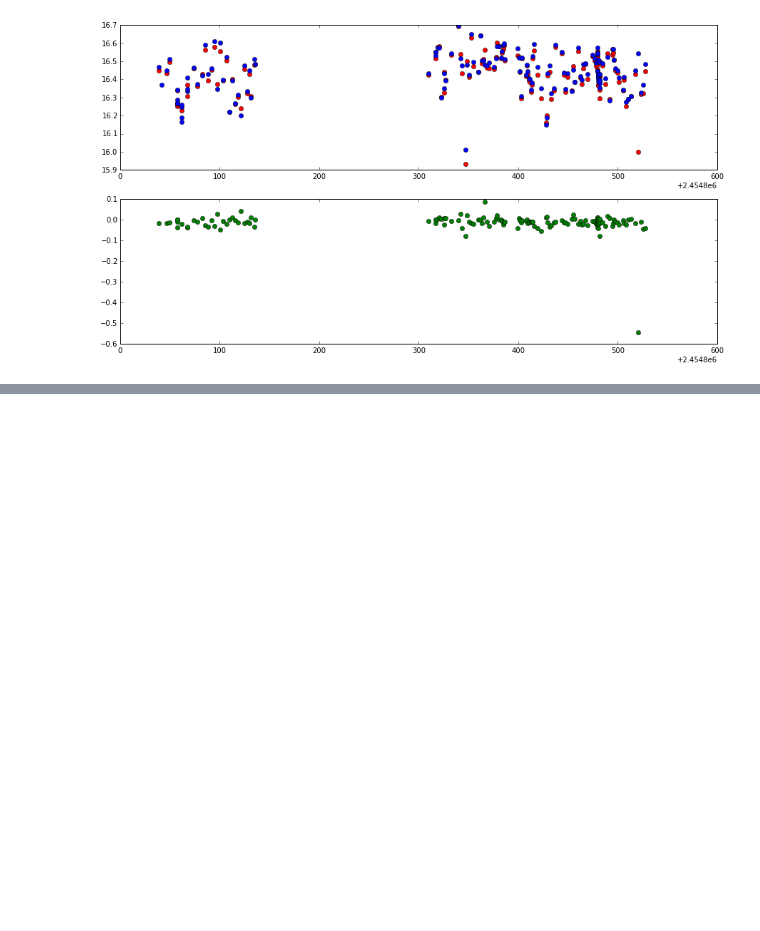
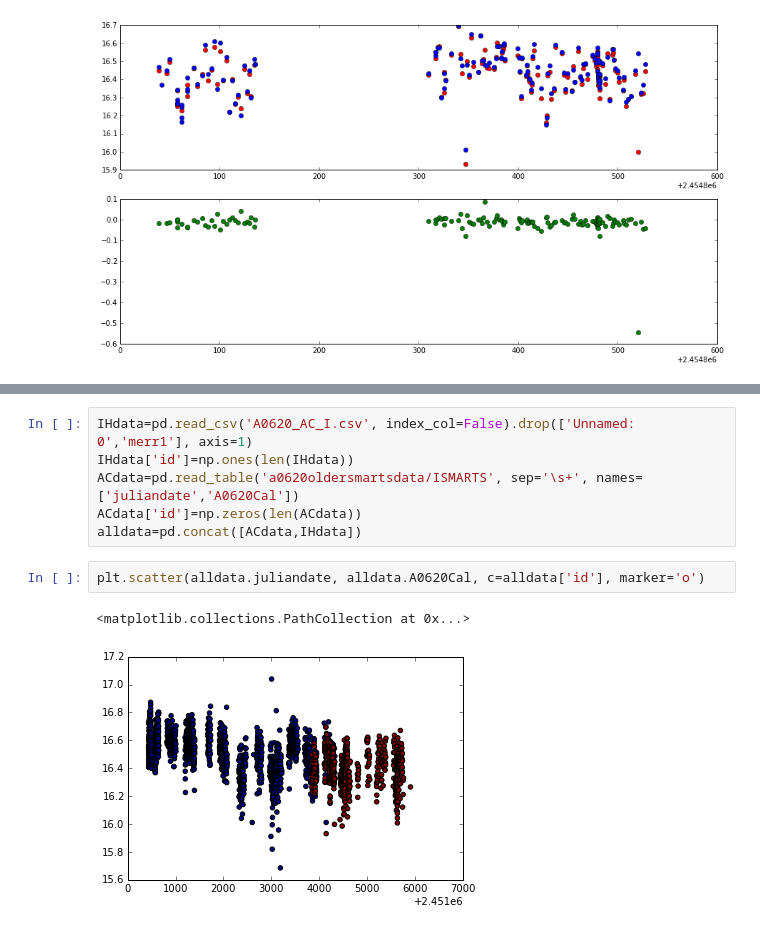
Before and after one commit to ih64/A0620, a Jupyter notebook: Untitled.ipynb, the cells around one changed output, grey strips where cells are left out. Drawn from its saved outputs; the diff is of its cells as text; blank space fills up the shorter version.

Commit message:
mash up light curves
added andy+rachel data to the new data, made some light curves, looks
cool man! seems the recent data is just about all in active state

```diff
--- a/Untitled.ipynb
+++ b/Untitled.ipynb
@@ -577,0 +581,11 @@ mean difference:  -0.0150306122449
+# %%
+IHdata=pd.read_csv('A0620_AC_I.csv', index_col=False).drop(['Unnamed: 0','merr1'], axis=1)
+IHdata['id']=np.ones(len(IHdata))
+ACdata=pd.read_table('a0620oldersmartsdata/ISMARTS', sep='\s+', names=['juliandate','A0620Cal'])
+ACdata['id']=np.zeros(len(ACdata))
+alldata=pd.concat([ACdata,IHdata])
+# %%
+plt.scatter(alldata.juliandate, alldata.A0620Cal, c=alldata['id'], marker='o')
+# %% [output]
+<matplotlib.collections.PathCollection at 0x...>
+[figure, added]
```
Also changed, not shown: parts of 3 cells of this notebook.
